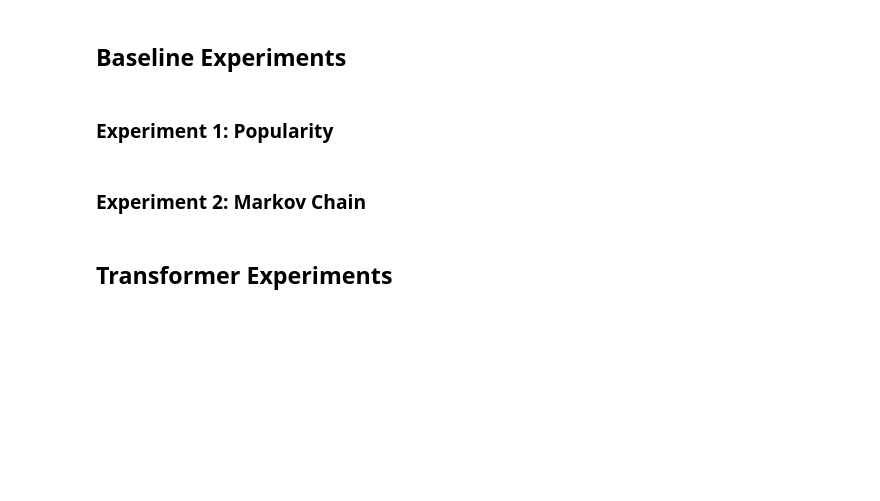
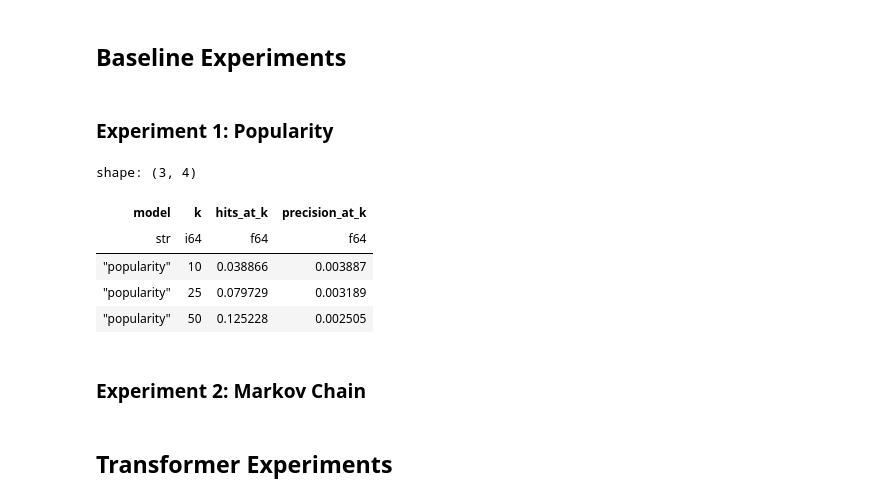
Before and after one commit to onichmath/Steam-Sequential-Recommender, a Jupyter notebook: Experiments.ipynb, the cells around one changed output. Cells and saved outputs as stored; diff of their text form; code cells hidden in the pictures; blank space fills up the shorter version.

```diff
--- a/Experiments.ipynb
+++ b/Experiments.ipynb
@@ -14,11 +17,20 @@ val_len = 92112
 test_len = 92112
 total_len = train_len + val_len + test_len
 assert total_len == 899837
-num_users = 113_979
-num_items = 8_609
-k_vals = [3, 5, 10, 25, 50]
-num_items = 64
+num_users = 92112
+num_items = 10546
+k_vals = [10, 25, 50]
+embed_dim = 64
+batch_size = 128
+learning_rate = 1e-3
+block_size = 64
+dropout = 0.5
 SEED = 42
+padding_idx = 0
+ignore_idx = -100
+device = torch.device("cuda" if torch.cuda.is_available() else "cpu")
+print(device)
+
 
 def build_results_df(model_name, k_vals, hits_at_k, precision_at_k):
     """
@@ -123,24 +137,28 @@ def get_k_most_popular_items(X, k=50):
     )
     return popular_items
 
-def predict_based_on_item_popularity(X_train, y_valid, y_test, k=50):
+def predict_based_on_item_popularity(X_train, y_valid, k=50):
     """
     Predicts the most popular items for each user
     """
+    X_test = join_x_y(X_train, y_valid)
     top_k_items = get_k_most_popular_items(
-        join_x_y(X_train, y_valid),
+        X_test,
         k)
-    return y_test.join(top_k_items, on="product_id")
+    assert len(top_k_items.collect()) == k
+    return top_k_items
+
 
 def popularity_baseline(k_vals = k_vals):
     X_train, y_valid, y_test = get_clean_train_valid_eval()
 
     hits_at_k = []
     precision_at_k = []
+    ndcg_at_k = []
 
     for k in k_vals:
-        y_pred = predict_based_on_item_popularity(X_train, y_valid, y_test, k = k)
-        hits = len(y_pred.join(y_test, on=["user_id", "product_id"]).collect())
+        y_pred = predict_based_on_item_popularity(X_train, y_valid, k = k)
+        hits = len(y_pred.join(y_test, on=["product_id"]).collect())
 
         num_predictions = len(y_pred.collect())
         number_of_users = len(y_test.collect())
@@ -154,7 +172,14 @@ def popularity_baseline(k_vals = k_vals):
 
     return results
 # %%
-popularity_baseline().write_csv("results/popularity_baseline.csv")
+popularity_baseline()
+# %% [output]
+shape: (3, 4)
+| model | k | hits_at_k | precision_at_k |
+| str | i64 | f64 | f64 |
+| "popularity" | 10 | 0.038866 | 0.003887 |
+| "popularity" | 25 | 0.079729 | 0.003189 |
+| "popularity" | 50 | 0.125228 | 0.002505 |
 # %% [markdown]
 ### Experiment 2: Markov Chain
 # %%
```
Also changed, not shown: parts of 16 cells of this notebook, 8 other files.
